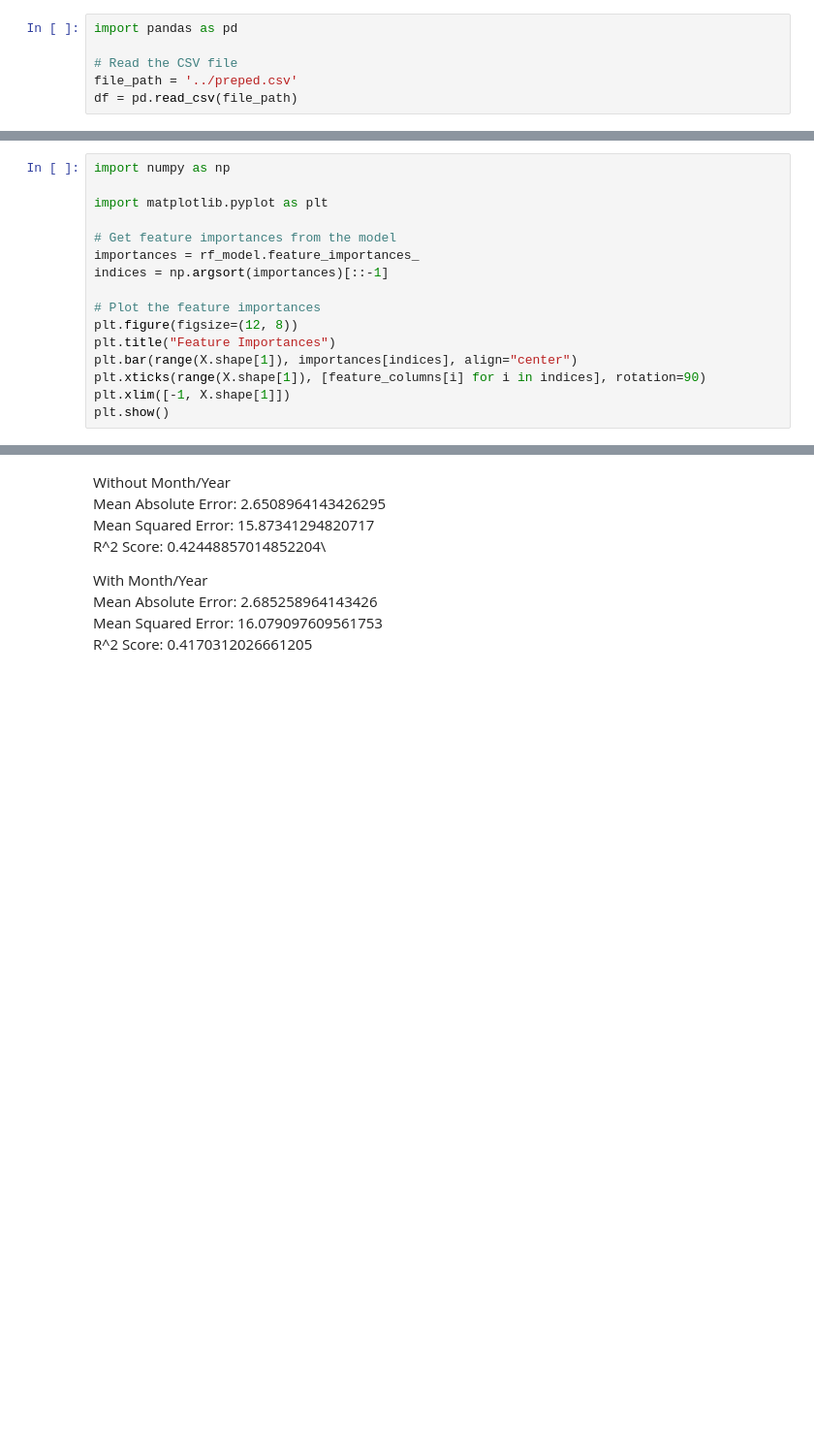
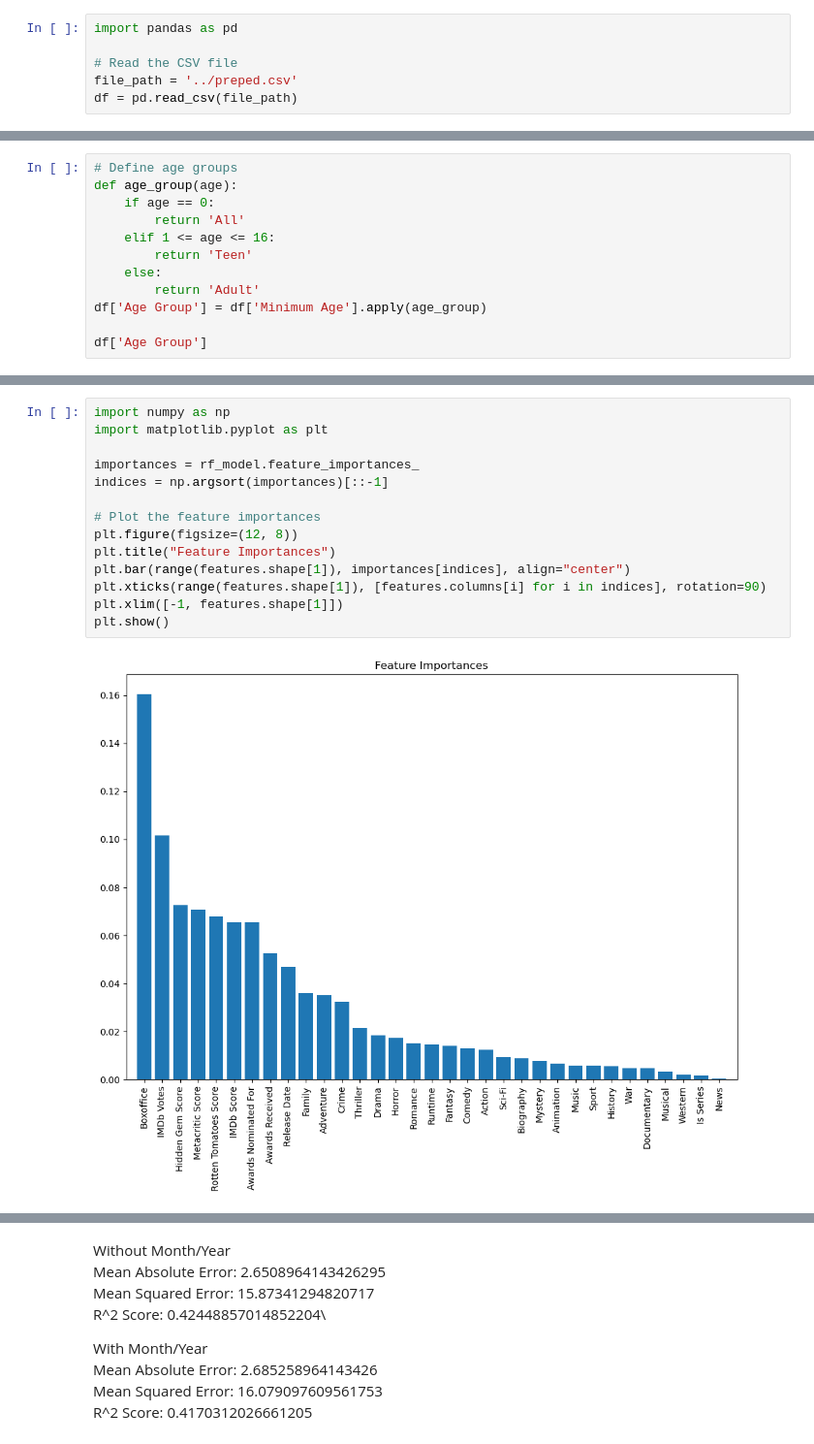
Before and after one commit to Stefan456789/dsai-project, a Jupyter notebook: ML/forest.ipynb, the cells around one changed output, grey strips where cells are left out. Shown at 97% size. Cells and saved outputs as stored; diff of their text form; blank space fills up the shorter version.

```diff
--- a/ML/forest.ipynb
+++ b/ML/forest.ipynb
@@ -10,0 +33,12 @@ df['Release Date']
+# %%
+# Define age groups
+def age_group(age):
+    if age == 0:
+        return 'All'
+    elif 1 <= age <= 16:
+        return 'Teen'
+    else:
+        return 'Adult'
+df['Age Group'] = df['Minimum Age'].apply(age_group)
+
+df['Age Group']
@@ -42,16 +105,16 @@ print(f'R^2 Score: {r2}')
 # %%
 import numpy as np
-
 import matplotlib.pyplot as plt
 
-# Get feature importances from the model
 importances = rf_model.feature_importances_
 indices = np.argsort(importances)[::-1]
 
 # Plot the feature importances
 plt.figure(figsize=(12, 8))
 plt.title("Feature Importances")
-plt.bar(range(X.shape[1]), importances[indices], align="center")
-plt.xticks(range(X.shape[1]), [feature_columns[i] for i in indices], rotation=90)
-plt.xlim([-1, X.shape[1]])
+plt.bar(range(features.shape[1]), importances[indices], align="center")
+plt.xticks(range(features.shape[1]), [features.columns[i] for i in indices], rotation=90)
+plt.xlim([-1, features.shape[1]])
 plt.show()
+# %% [output]
+[figure, added]
```
Also changed, not shown: parts of 20 cells of this notebook, 1 other file.
